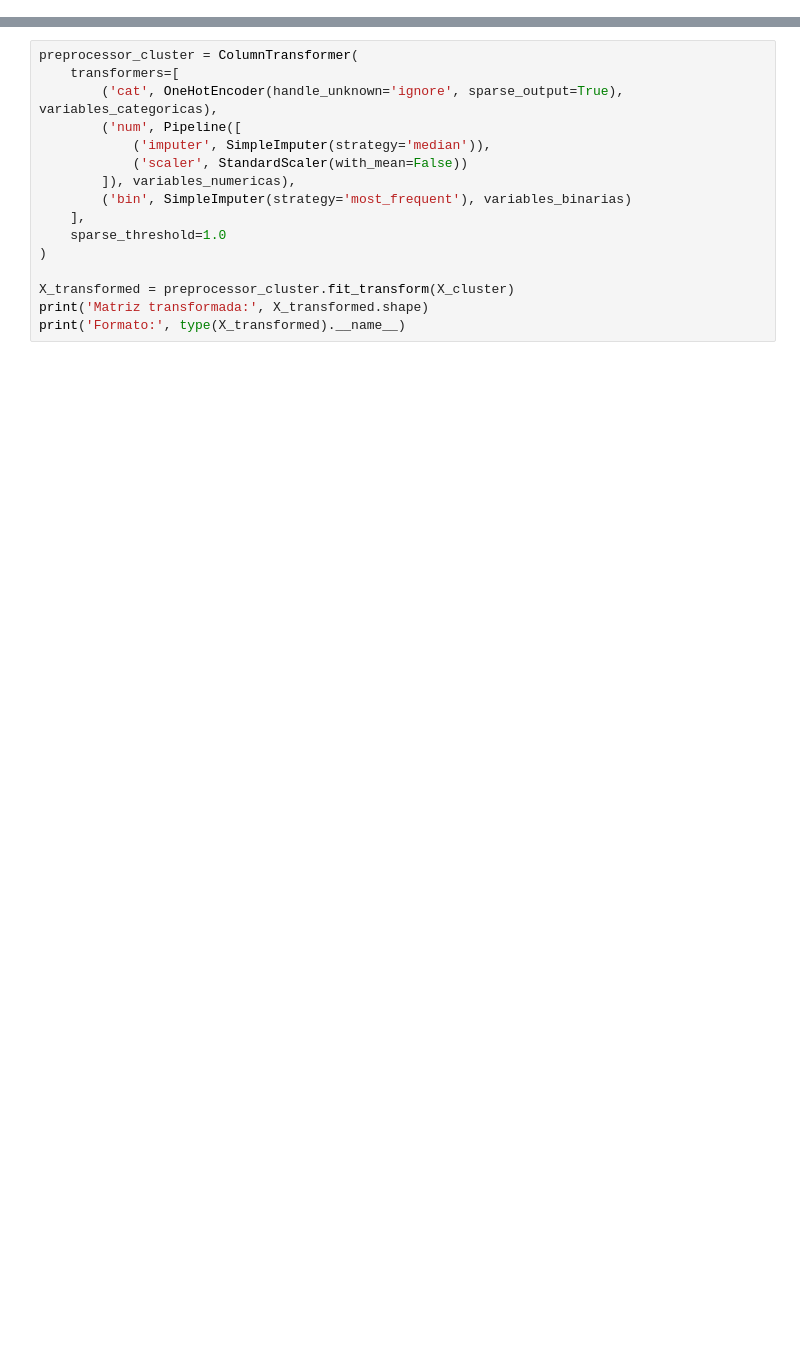
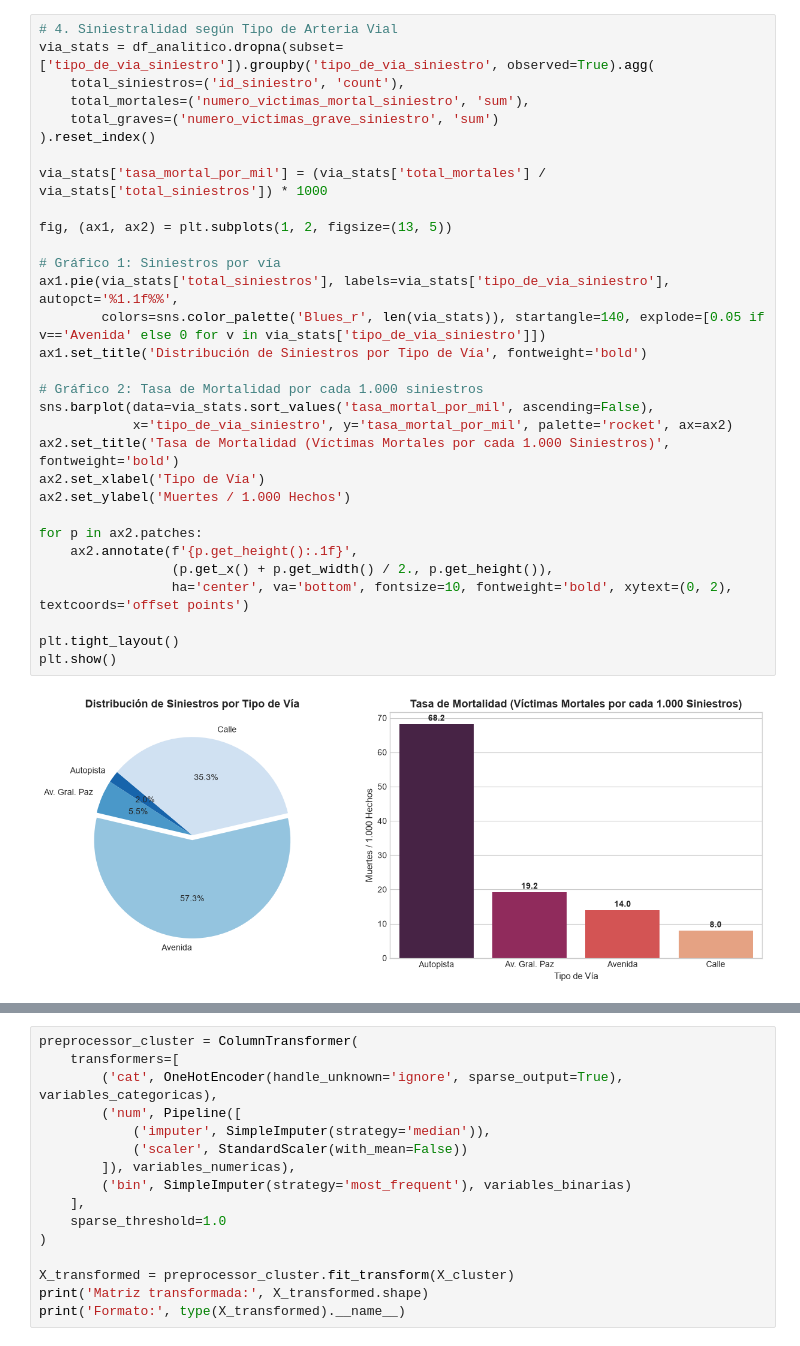
Before and after one commit to diegobianqui/DATA_SCIENCE_GROUP_8, a Jupyter notebook: Entrega_4_Modelos_No_Supervisados_Clustering_Siniestros_Viales_CABA.ipynb, the cells around one changed output, grey strips where cells are left out. Drawn from its saved outputs; the diff is of its cells as text; blank space fills up the shorter version.

```diff
--- a/Entrega_4_Modelos_No_Supervisados_Clustering_Siniestros_Viales_CABA.ipynb
+++ b/Entrega_4_Modelos_No_Supervisados_Clustering_Siniestros_Viales_CABA.ipynb
@@ -175,0 +1672,33 @@ Las variables numéricas se imputan por mediana y se escalan. Las categóricas s
+# %%
+# 4. Siniestralidad según Tipo de Arteria Vial
+via_stats = df_analitico.dropna(subset=['tipo_de_via_siniestro']).groupby('tipo_de_via_siniestro', observed=True).agg(
+    total_siniestros=('id_siniestro', 'count'),
+    total_mortales=('numero_victimas_mortal_siniestro', 'sum'),
+    total_graves=('numero_victimas_grave_siniestro', 'sum')
+).reset_index()
+
+via_stats['tasa_mortal_por_mil'] = (via_stats['total_mortales'] / via_stats['total_siniestros']) * 1000
+
+fig, (ax1, ax2) = plt.subplots(1, 2, figsize=(13, 5))
+
+# Gráfico 1: Siniestros por vía
+ax1.pie(via_stats['total_siniestros'], labels=via_stats['tipo_de_via_siniestro'], autopct='%1.1f%%',
+        colors=sns.color_palette('Blues_r', len(via_stats)), startangle=140, explode=[0.05 if v=='Avenida' else 0 for v in via_stats['tipo_de_via_siniestro']])
+ax1.set_title('Distribución de Siniestros por Tipo de Vía', fontweight='bold')
+
+# Gráfico 2: Tasa de Mortalidad por cada 1.000 siniestros
+sns.barplot(data=via_stats.sort_values('tasa_mortal_por_mil', ascending=False),
+            x='tipo_de_via_siniestro', y='tasa_mortal_por_mil', palette='rocket', ax=ax2)
+ax2.set_title('Tasa de Mortalidad (Víctimas Mortales por cada 1.000 Siniestros)', fontweight='bold')
+ax2.set_xlabel('Tipo de Vía')
+ax2.set_ylabel('Muertes / 1.000 Hechos')
+
+for p in ax2.patches:
+    ax2.annotate(f'{p.get_height():.1f}',
+                 (p.get_x() + p.get_width() / 2., p.get_height()),
+                 ha='center', va='bottom', fontsize=10, fontweight='bold', xytext=(0, 2), textcoords='offset points')
+
+plt.tight_layout()
+plt.show()
+# %% [output]
+[figure, added]
```
Also changed, not shown: parts of 176 cells of this notebook.
